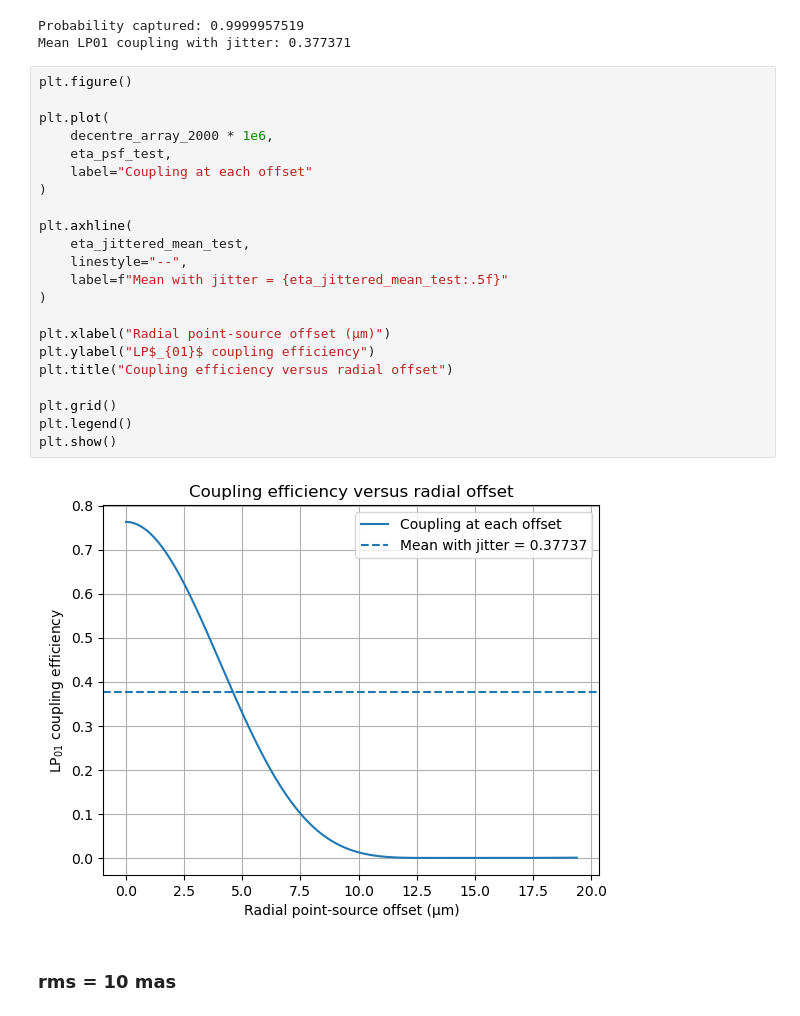
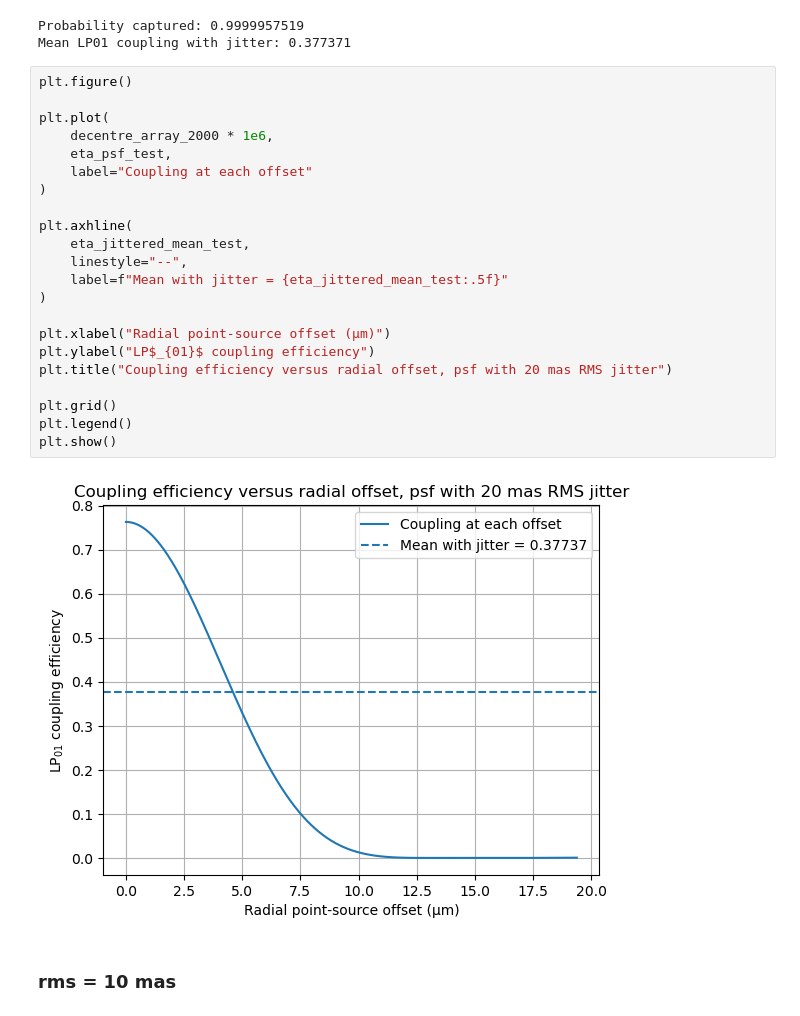
Before and after one commit to TongyueLiu/OH-Suppression-MRes-Project, a Jupyter notebook: notebooks/throughput_optics/estimate_AO_system_throughput.ipynb, the cells around one changed output. Drawn from its saved outputs; the diff is of its cells as text.

```diff
--- a/notebooks/throughput_optics/estimate_AO_system_throughput.ipynb
+++ b/notebooks/throughput_optics/estimate_AO_system_throughput.ipynb
@@ -2160,27 +2160,27 @@ Mean LP01 coupling with jitter: 0.377371
 # %%
 plt.figure()
 
 plt.plot(
     decentre_array_2000 * 1e6,
     eta_psf_test,
     label="Coupling at each offset"
 )
 
 plt.axhline(
     eta_jittered_mean_test,
     linestyle="--",
     label=f"Mean with jitter = {eta_jittered_mean_test:.5f}"
 )
 
 plt.xlabel("Radial point-source offset (µm)")
 plt.ylabel("LP$_{01}$ coupling efficiency")
-plt.title("Coupling efficiency versus radial offset")
+plt.title("Coupling efficiency versus radial offset, psf with 20 mas RMS jitter")
 
 plt.grid()
 plt.legend()
 plt.show()
 # %% [output]
-[figure, old version]
+[figure, new version]
 # %% [markdown]
 ### rms = 10 mas
 # %%
```
Also changed, not shown: parts of 1 cell of this notebook, 11 other files.
